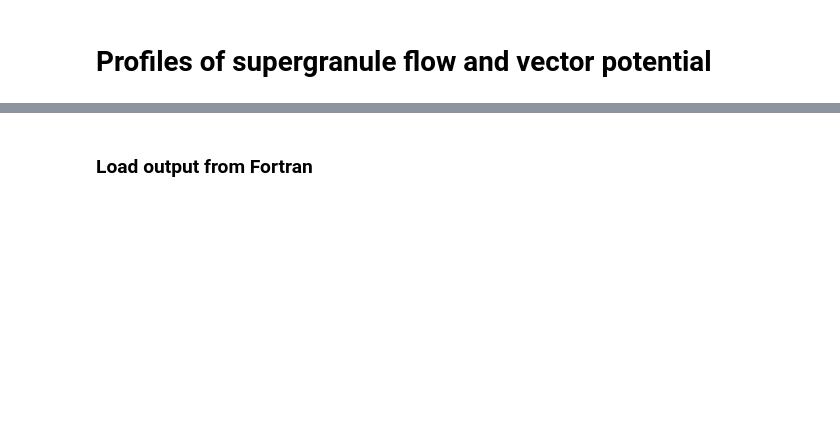
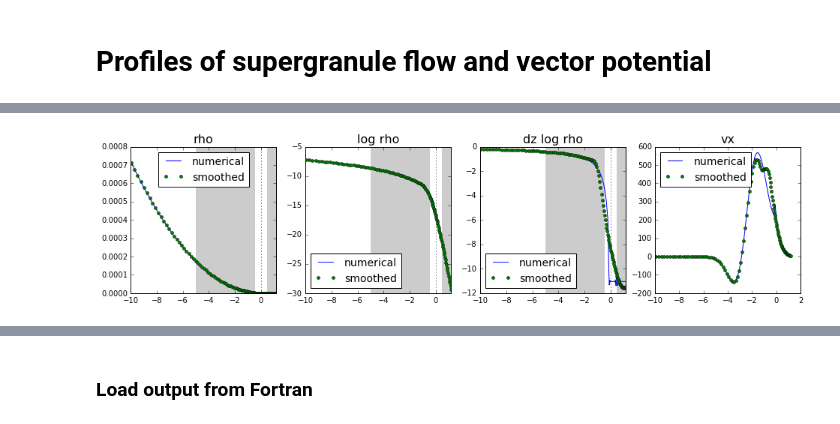
Before and after one commit to jishnub/sparc_flows, a Jupyter notebook: Supergranule.ipynb, the cells around one changed output, grey strips where cells are left out. Drawn from its saved outputs; the diff is of its cells as text; code cells hidden in the pictures; blank space fills up the shorter version.

```diff
--- a/Supergranule.ipynb
+++ b/Supergranule.ipynb
@@ -46,0 +110,6 @@ def ddz(arr):
+# %%
+v0 = 240 #ms^−1
+k = 2*np.pi/30 #rad Mm^−1
+R = 15 #Mm,
+z0 = -2.3 #Mm
+sigmaz = 0.912 #Mm
@@ -46,0 +198,12 @@ def ddz(arr):
+# %%
+c_psi_duvhan_smoothed_x = fourier_smoothing(c_psi_duvhan,90)
+vx_from_psi_duvhan_smoothed_x = -ddz(rho*c_psi_duvhan_smoothed_x)/rho
+vz_from_psi_duvhan_smoothed_x = ddx(c_psi_duvhan_smoothed_x)
+
+print "vx max :",round(vx_from_psi_duvhan_smoothed_x.max(),2)
+print "vx surface max :",round(vx_from_psi_duvhan_smoothed_x[ind_z(0)].max(),2)
+
+print
+
+print "vz max :",round(vz_from_psi_duvhan_smoothed_x[ind_z(z0)].max(),2)
+print "vz surface max :",round(vz_from_psi_duvhan_smoothed_x[ind_z(0)].max(),2)
@@ -46,0 +261,81 @@ def ddz(arr):
+# %%
+# smooth log rho
+
+left_1=-5
+right_1=-0.5
+left_2=0.5
+right_2=z[-1]
+left_large = -10
+
+def pick_lr(arr):
+    arr = arr.flatten()
+    left = arr[(z>left_1) & (z<right_1)]
+    right = arr[(z>left_2) & (z<right_2)]
+    return np.concatenate((left,right))
+
+dzlogrho = ddz(np.log(rho))
+logrho_smooth_spline_surface = interpolate.UnivariateSpline(pick_lr(z),pick_lr(np.log(rho)),s=0.5)
+dzlogrho_smooth_spline_surface = logrho_smooth_spline_surface.derivative()
+
+dzlogrho_smoothed=np.concatenate((dzlogrho.flatten()[z<left_1],
+                                  dzlogrho_smooth_spline_surface(z[(z>=left_1) & (z<=right_2)]),
+                                 dzlogrho.flatten()[z>right_2]))
+dzlogrho_smoothed = dzlogrho_smoothed[:,np.newaxis]
+
+logrho_smoothed=np.concatenate((np.log(rho).flatten()[z<left_1],
+                                logrho_smooth_spline_surface(z[(z>=left_1) & (z<=right_2)]),
+                               np.log(rho).flatten()[z>right_2]))
+logrho_smoothed = logrho_smoothed[:,np.newaxis]
+
+rho_smoothed = np.exp(logrho_smoothed)
+dzrho_smoothed = dzlogrho_smoothed*rho_smoothed
+
+gl = plotc.gridlist(1,4)
+
+plt.subplot(next(gl))
+plt.plot(z[z>left_large],rho[z>left_large],label="numerical");
+plt.plot(z[z>left_large],rho_smoothed[z>left_large],'o',label="smoothed",ms=4);
+plt.gca().axvline(0,ls="dotted",color="k",alpha=0.8)
+plt.xlim(left_large,z[-1]);
+plt.legend(loc="best",fontsize=14)
+plt.title("rho",fontsize=16)
+plt.gca().axvspan(left_1,right_1,color='0.8')
+plt.gca().axvspan(left_2,right_2,color='0.8')
+
+plt.subplot(next(gl))
+plt.plot(z[z>left_large],np.log(rho[z>left_large]),label="numerical");
+plt.plot(z[z>left_large],logrho_smoothed[z>left_large],'o',label="smoothed",ms=4);
+plt.gca().axvline(0,ls="dotted",color="k",alpha=0.8)
+plt.xlim(left_large,z[-1]);
+plt.legend(loc="best",fontsize=14)
+plt.title("log rho",fontsize=16)
+plt.gca().axvspan(left_1,right_1,color='0.8')
+plt.gca().axvspan(left_2,right_2,color='0.8')
+
+plt.subplot(next(gl))
+plt.plot(z[z>left_large],dzlogrho[z>left_large],label="numerical");
+plt.plot(z[z>left_large],dzlogrho_smoothed[z>left_large],'o',label="smoothed",ms=4);
+plt.gca().axvline(0,ls="dotted",color="k",alpha=0.8)
+plt.gca().axvspan(left_1,right_1,color='0.8')
+plt.gca().axvspan(left_2,right_2,color='0.8')
+
+plt.xlim(left_large,z[-1]);
+plt.legend(loc="best",fontsize=14)
+plt.title("dz log rho",fontsize=16)
+
+# vx, with and without smoothing
+plt.subplot(next(gl))
+vmax = vx_from_psi_duvhan.max()
+vx_from_psi_duvhan_smoothed_xz = (-dzlogrho_smoothed*c_psi_duvhan_smoothed_x
+                                 -ddz(c_psi_duvhan_smoothed_x))
+
+plt.plot(z[z>left_large],vx_from_psi_duvhan_smoothed_x[z>left_large,ind_x(8)],label="numerical")
+plt.plot(z[z>left_large],vx_from_psi_duvhan_smoothed_xz[z>left_large,ind_x(8)],'o',label="smoothed",ms=4)
+plt.title("vx",fontsize=16)
+plt.legend(loc="best",fontsize=14)
+
+plt.gcf().set_size_inches(16,3.5)
+
+print "vx max :",round(vx_from_psi_duvhan_smoothed_z.max(),2)
+print "vx surface max :",round(vx_from_psi_duvhan_smoothed_z[ind_z(0)].max(),2)
+# %% [output]
@@ -46,0 +344 @@ def ddz(arr):
+[figure, added]
```
Also changed, not shown: parts of 31 cells of this notebook, 9 other files.
